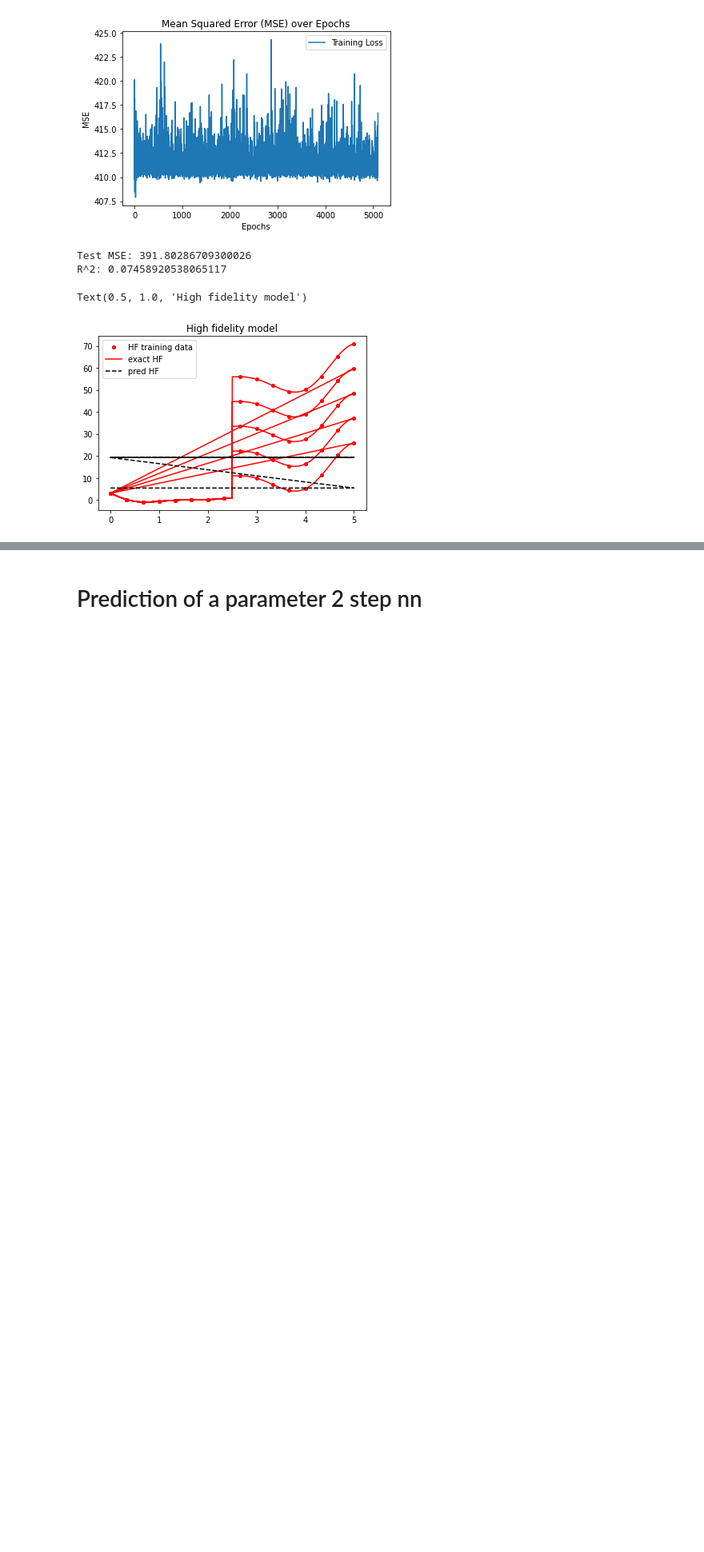
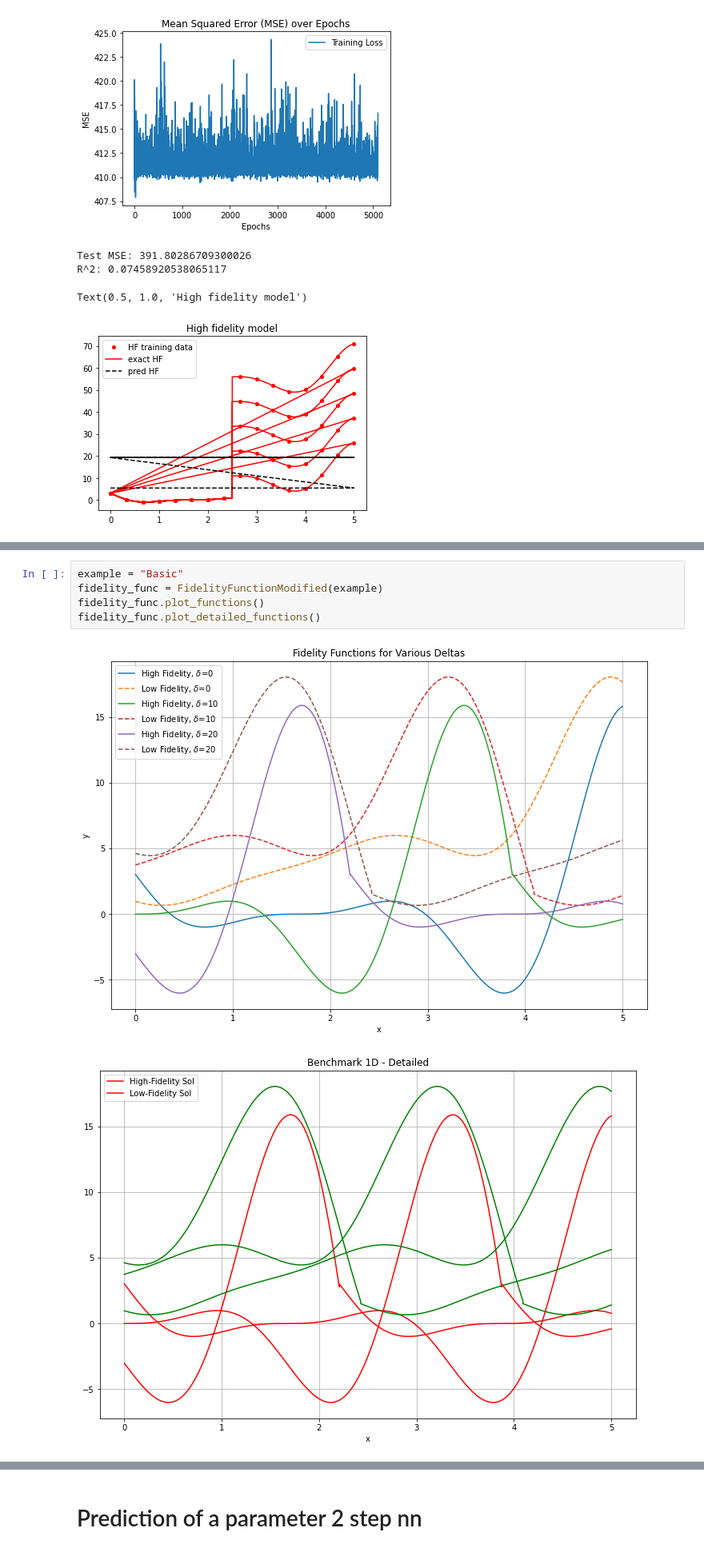
Before and after one commit to Jackmos/Multi-Fidelity-MCMC-methods, a Jupyter notebook: PACS_project2/prova_1d/tester - Copia (2).ipynb, the cells around one changed output, grey strips where cells are left out. Shown at 80% size. Saved outputs shown, nothing was run; the diff lists cells and outputs as text; blank space fills up the shorter version.

```diff
--- a/PACS_project2/prova_1d/tester - Copia (2).ipynb
+++ b/PACS_project2/prova_1d/tester - Copia (2).ipynb
@@ -112,0 +230,8 @@ Text(0.5, 1.0, 'High fidelity model')
+# %%
+example = "Basic"
+fidelity_func = FidelityFunctionModified(example)
+fidelity_func.plot_functions()
+fidelity_func.plot_detailed_functions()
+# %% [output]
+[figure, added]
+[figure, added]
```
Also changed, not shown: parts of 8 cells of this notebook, 20 other files.
